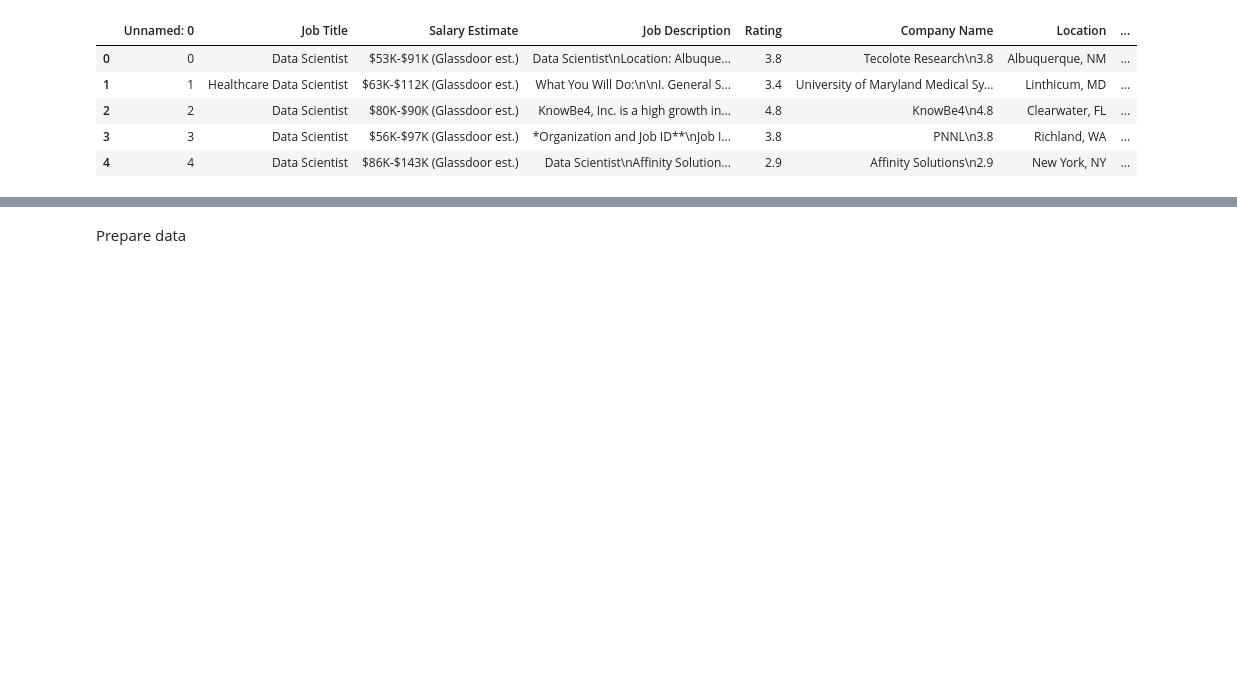
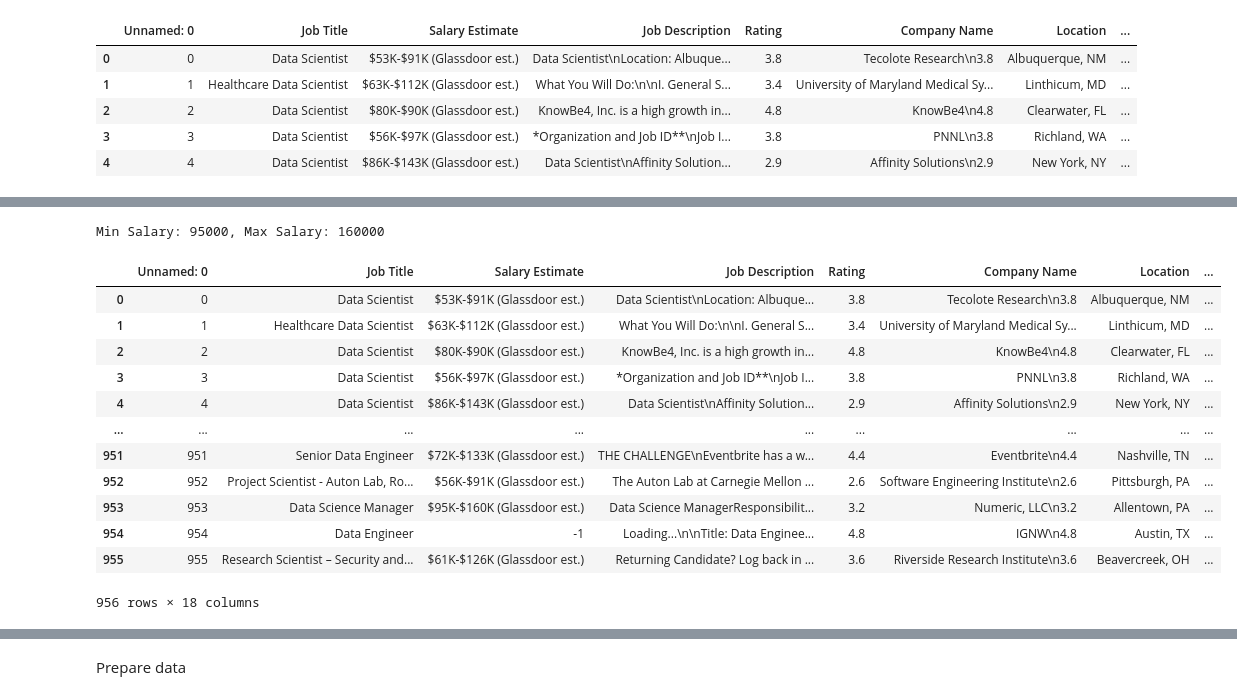
Before and after one commit to svetlanama/ai_practice, a Jupyter notebook: final_svitlana.ipynb, the cells around one changed output, grey strips where cells are left out. Drawn from its saved outputs; the diff is of its cells as text; code cells hidden in the pictures; blank space fills up the shorter version.

```diff
--- a/final_svitlana.ipynb
+++ b/final_svitlana.ipynb
@@ -24,0 +47,70 @@ data.head()
+# %%
+import re
+
+def process_salary_range(salary_range):
+    if salary_range.strip() == '-1' or salary_range.strip() == '-1.0':
+        return 0, 0
+
+    # Remove non-numeric characters except '-' for ranges
+    salary_range = re.sub(r'[^\d\-\s]', '', salary_range)  # Remove $, K, and text
+    # Split into low and high ranges
+    low, high = salary_range.split('-')
+    # Convert 'K' to thousands
+    low = int(low.strip()) * 1000
+    high = int(high.strip()) * 1000
+    return low, high
+
+# Example usage
+example_salary = "$95K-$160K (Glassdoor est.)"
+min_salary, max_salary = process_salary_range(example_salary)
+print(f"Min Salary: {min_salary}, Max Salary: {max_salary}")
+
+
+# Now filter out rows where Salary Estimate is -1 or NaN
+# data = data[~data['Salary Estimate'].isin(['-1', '-1.0'])]
+
+
+# Check the cleaned data
+# data
+
+# # # Apply the function to each row in the 'Salary Estimate' column
+def process_salary_with_debug(salary_range):
+    # print(f"Processing Salary Range: {salary_range}")  # Debug print
+    return process_salary_range(salary_range)  # Call the actual function
+
+# # # Apply the debugging function
+for _, row in data.iterrows():
+    low, high = process_salary_with_debug(row['Salary Estimate'])
+    data[['Min Salary', 'Max Salary']] = low, high
+
+
+data
+
+
+
+# data
+# data[['Min Salary', 'Max Salary']] = data['Salary Estimate'].apply(
+#     lambda x: pd.Series(process_salary_with_debug(x))
+# )
+
+# data[['Min Salary', 'Max Salary']] = data['Salary Estimate'].apply(
+#     lambda x: pd.Series(process_salary_range(x))
+# )
+
+# # Check the updated DataFrame
+# data.head()
+# %% [output]
+Min Salary: 95000, Max Salary: 160000
+|  | Unnamed: 0 | Job Title | Salary Estimate | Job Description | Rating | Company Name | Location | ... |
+| 0 | 0 | Data Scientist | $53K-$91K (Glassdoor est.) | Data Scientist\nLocation: Albuque... | 3.8 | Tecolote Research\n3.8 | Albuquerque, NM | ... |
+| 1 | 1 | Healthcare Data Scientist | $63K-$112K (Glassdoor est.) | What You Will Do:\n\nI. General S... | 3.4 | University of Maryland Medical Sy... | Linthicum, MD | ... |
+| 2 | 2 | Data Scientist | $80K-$90K (Glassdoor est.) | KnowBe4, Inc. is a high growth in... | 4.8 | KnowBe4\n4.8 | Clearwater, FL | ... |
+| 3 | 3 | Data Scientist | $56K-$97K (Glassdoor est.) | *Organization and Job ID**\nJob I... | 3.8 | PNNL\n3.8 | Richland, WA | ... |
+| 4 | 4 | Data Scientist | $86K-$143K (Glassdoor est.) | Data Scientist\nAffinity Solution... | 2.9 | Affinity Solutions\n2.9 | New York, NY | ... |
+| ... | ... | ... | ... | ... | ... | ... | ... | ... |
+| 951 | 951 | Senior Data Engineer | $72K-$133K (Glassdoor est.) | THE CHALLENGE\nEventbrite has a w... | 4.4 | Eventbrite\n4.4 | Nashville, TN | ... |
+| 952 | 952 | Project Scientist - Auton Lab, Ro... | $56K-$91K (Glassdoor est.) | The Auton Lab at Carnegie Mellon ... | 2.6 | Software Engineering Institute\n2.6 | Pittsburgh, PA | ... |
+| 953 | 953 | Data Science Manager | $95K-$160K (Glassdoor est.) | Data Science ManagerResponsibilit... | 3.2 | Numeric, LLC\n3.2 | Allentown, PA | ... |
+| 954 | 954 | Data Engineer | -1 | Loading...\n\nTitle: Data Enginee... | 4.8 | IGNW\n4.8 | Austin, TX | ... |
+| 955 | 955 | Research Scientist – Security and... | $61K-$126K (Glassdoor est.) | Returning Candidate? Log back in ... | 3.6 | Riverside Research Institute\n3.6 | Beavercreek, OH | ... |
+956 rows × 18 columns
```
Also changed, not shown: parts of 11 cells of this notebook.
